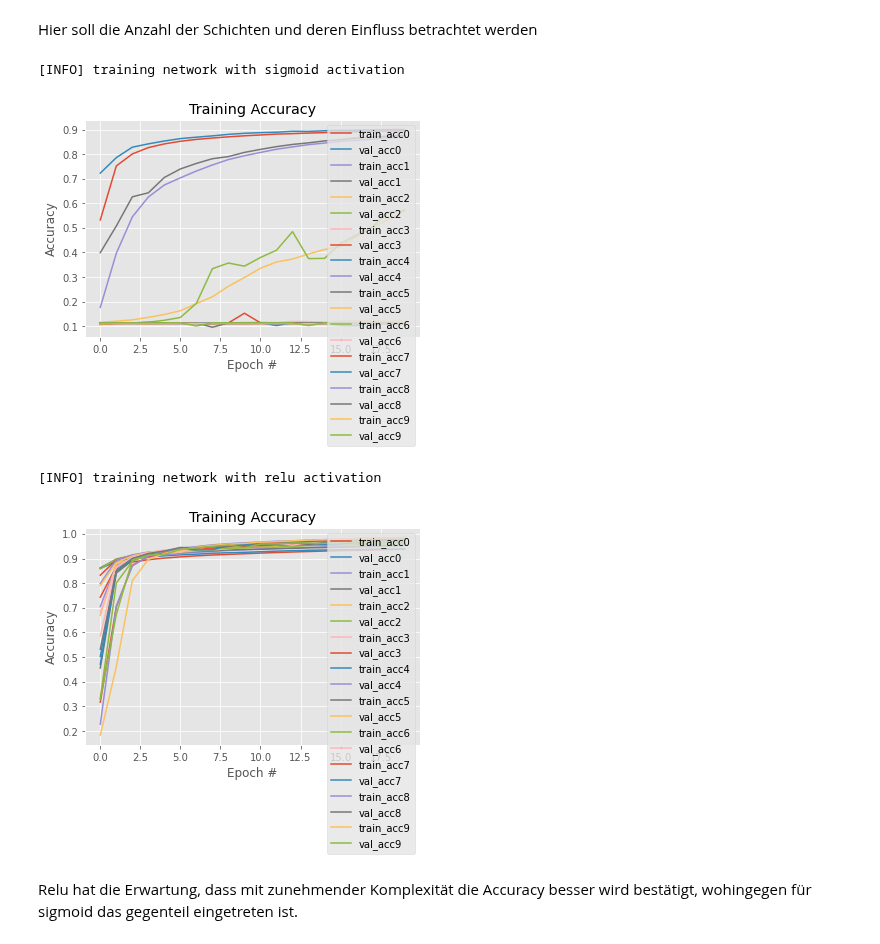
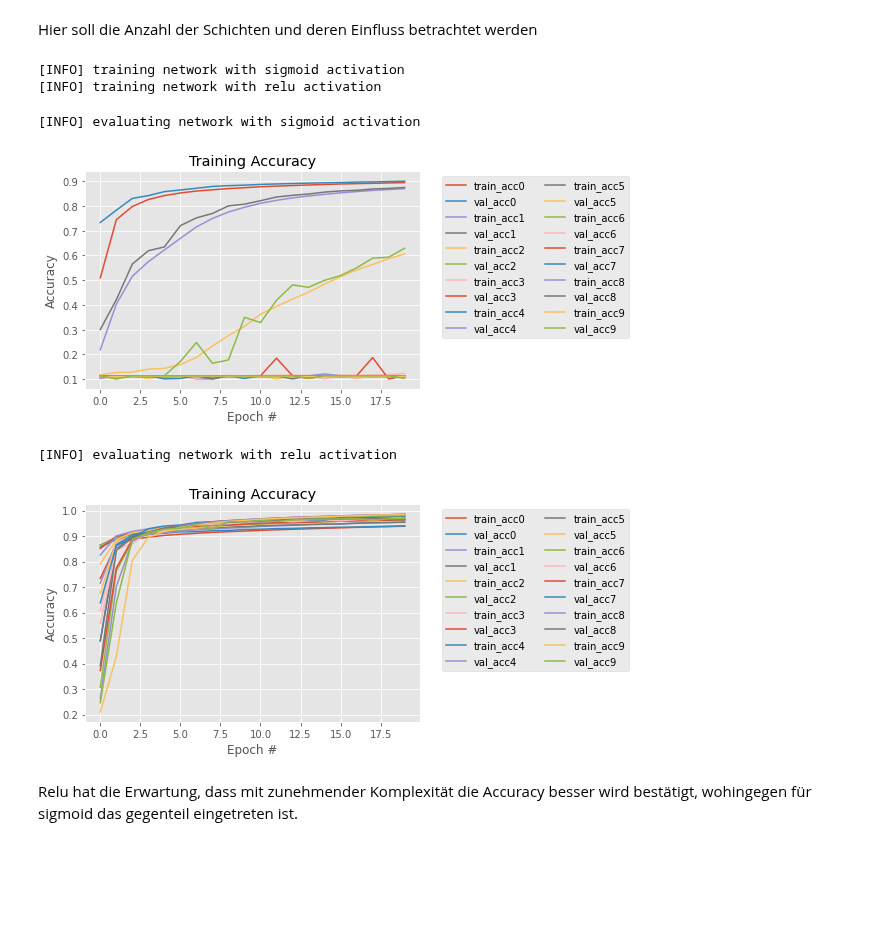
Before and after one commit to marvin353/SmartDataAnalytics_Gruppe1, a Jupyter notebook: Übungsblatt3/Aufgabe1_Julian.ipynb, the cells around one changed output. Saved outputs shown, nothing was run; the diff lists cells and outputs as text; code cells hidden in the pictures; blank space fills up the shorter version.

```diff
--- a/Übungsblatt3/Aufgabe1_Julian.ipynb
+++ b/Übungsblatt3/Aufgabe1_Julian.ipynb
@@ -292,22 +292,26 @@ def plotHistory(histories):
     plt.title("Training Accuracy")
     plt.xlabel("Epoch #")
     plt.ylabel("Accuracy")
-    plt.legend()
-    #plt.savefig(args["output"])
+    plt.legend(bbox_to_anchor=(1.05,1), loc="upper left", ncol=2)
     plt.show()
 # %%
 print("[INFO] training network with sigmoid activation")
-hist = increaseLayers()
-plotHistory(hist)
+hist_s = increaseLayers()
+
+print("[INFO] training network with relu activation")
+hist_r = increaseLayers("relu")
 # %% [output]
 [INFO] training network with sigmoid activation
+[INFO] training network with relu activation
-[figure, removed]
 # %%
-print("[INFO] training network with relu activation")
-hist = increaseLayers("relu")
-plotHistory(hist)
+print("[INFO] evaluating network with sigmoid activation")
+plotHistory(hist_s)
+print("[INFO] evaluating network with relu activation")
+plotHistory(hist_r)
 # %% [output]
-[INFO] training network with relu activation
+[INFO] evaluating network with sigmoid activation
-[figure, old version]
+[figure, new version]
+[INFO] evaluating network with relu activation
+[figure, added]
 # %% [markdown]
 Relu hat die Erwartung, dass mit zunehmender Komplexität die Accuracy besser wird bestätigt, wohingegen für sigmoid das gegenteil eingetreten ist.
```
Also changed, not shown: parts of 2 cells of this notebook.
